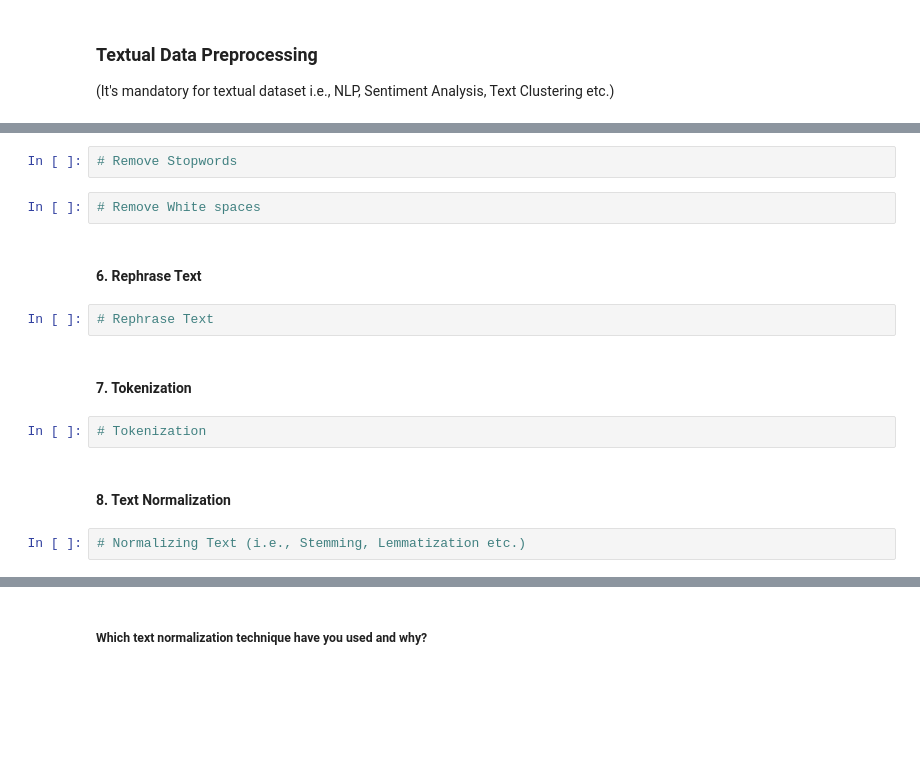
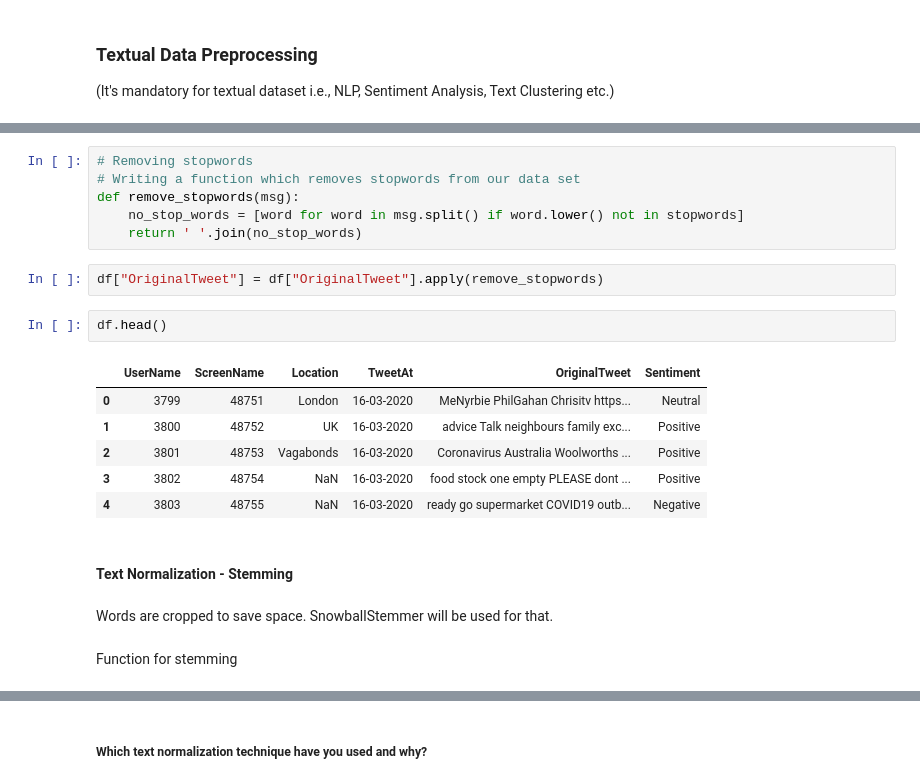
Before and after one commit to ashishdhawas/Coronavirus-Tweet-Sentiment-Analysis, a Jupyter notebook: Coronavirus_Tweet_Sentiment_Analysis.ipynb, the cells around one changed output, grey strips where cells are left out. Cells and saved outputs as stored; diff of their text form; blank space fills up the shorter version.

```diff
--- a/Coronavirus_Tweet_Sentiment_Analysis.ipynb
+++ b/Coronavirus_Tweet_Sentiment_Analysis.ipynb
@@ -626,16 +639,23 @@ So wordcloud gives the nice visual representation of most repeated word.
-# %%
-# Remove Stopwords
-# %%
-# Remove White spaces
+# %%
+# Removing stopwords
+# Writing a function which removes stopwords from our data set
+def remove_stopwords(msg):
+    no_stop_words = [word for word in msg.split() if word.lower() not in stopwords]
+    return ' '.join(no_stop_words)
+# %%
+df["OriginalTweet"] = df["OriginalTweet"].apply(remove_stopwords)
+# %%
+df.head()
+# %% [output]
+|  | UserName | ScreenName | Location | TweetAt | OriginalTweet | Sentiment |
+| 0 | 3799 | 48751 | London | 16-03-2020 | MeNyrbie PhilGahan Chrisitv https... | Neutral |
+| 1 | 3800 | 48752 | UK | 16-03-2020 | advice Talk neighbours family exc... | Positive |
+| 2 | 3801 | 48753 | Vagabonds | 16-03-2020 | Coronavirus Australia Woolworths ... | Positive |
+| 3 | 3802 | 48754 | NaN | 16-03-2020 | food stock one empty PLEASE dont ... | Positive |
+| 4 | 3803 | 48755 | NaN | 16-03-2020 | ready go supermarket COVID19 outb... | Negative |
 # %% [markdown]
-#### 6. Rephrase Text
+#### Text Normalization - Stemming
-# %%
-# Rephrase Text
-# %% [markdown]
-#### 7. Tokenization
-# %%
-# Tokenization
-# %% [markdown]
-#### 8. Text Normalization
-# %%
-# Normalizing Text (i.e., Stemming, Lemmatization etc.)
+# %% [markdown]
+Words are cropped to save space. SnowballStemmer will be used for that.
+# %% [markdown]
+Function for stemming
```
Also changed, not shown: parts of 133 cells of this notebook.
